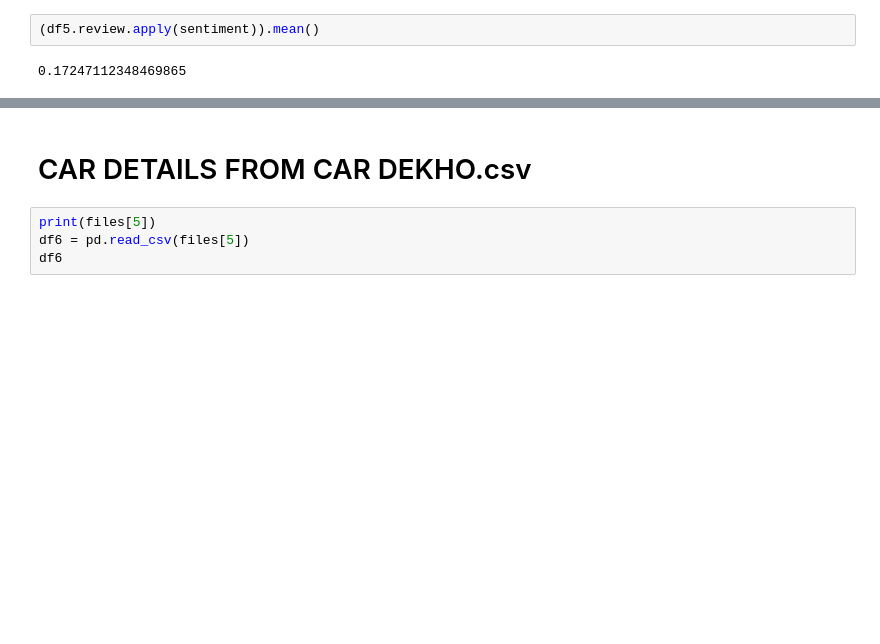
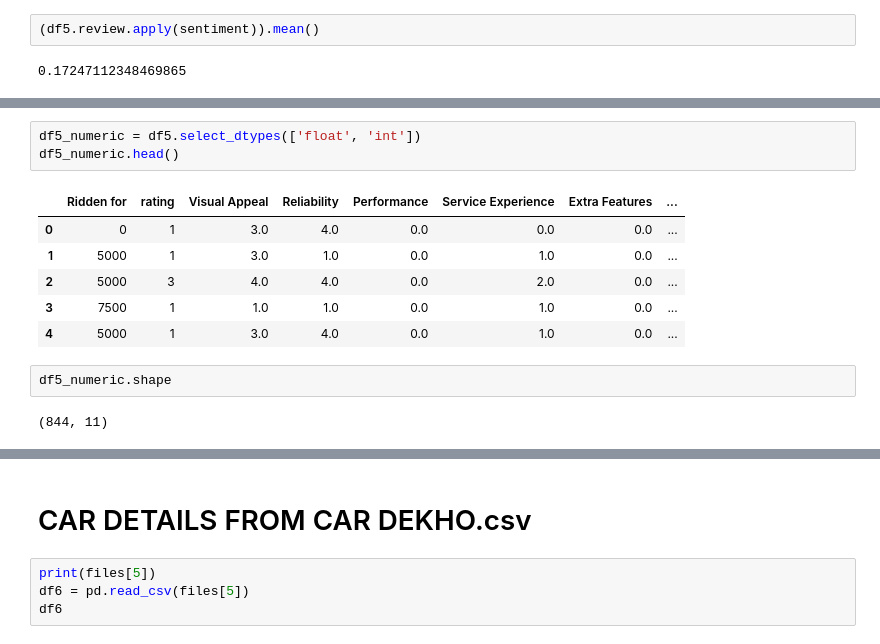
Before and after one commit to Adhiban1/EV-Market-Segmentation, a Jupyter notebook: main.ipynb, the cells around one changed output, grey strips where cells are left out. Drawn from its saved outputs; the diff is of its cells as text; blank space fills up the shorter version.

```diff
--- a/main.ipynb
+++ b/main.ipynb
@@ -617,0 +667,14 @@ def sentiment(text):
+# %%
+df5_numeric = df5.select_dtypes(['float', 'int'])
+df5_numeric.head()
+# %% [output]
+|  | Ridden for | rating | Visual Appeal | Reliability | Performance | Service Experience | Extra Features | ... |
+| 0 | 0 | 1 | 3.0 | 4.0 | 0.0 | 0.0 | 0.0 | ... |
+| 1 | 5000 | 1 | 3.0 | 1.0 | 0.0 | 1.0 | 0.0 | ... |
+| 2 | 5000 | 3 | 4.0 | 4.0 | 0.0 | 2.0 | 0.0 | ... |
+| 3 | 7500 | 1 | 1.0 | 1.0 | 0.0 | 1.0 | 0.0 | ... |
+| 4 | 5000 | 1 | 3.0 | 4.0 | 0.0 | 1.0 | 0.0 | ... |
+# %%
+df5_numeric.shape
+# %% [output]
+(844, 11)
```
Also changed, not shown: parts of 18 cells of this notebook, 1 other file.
